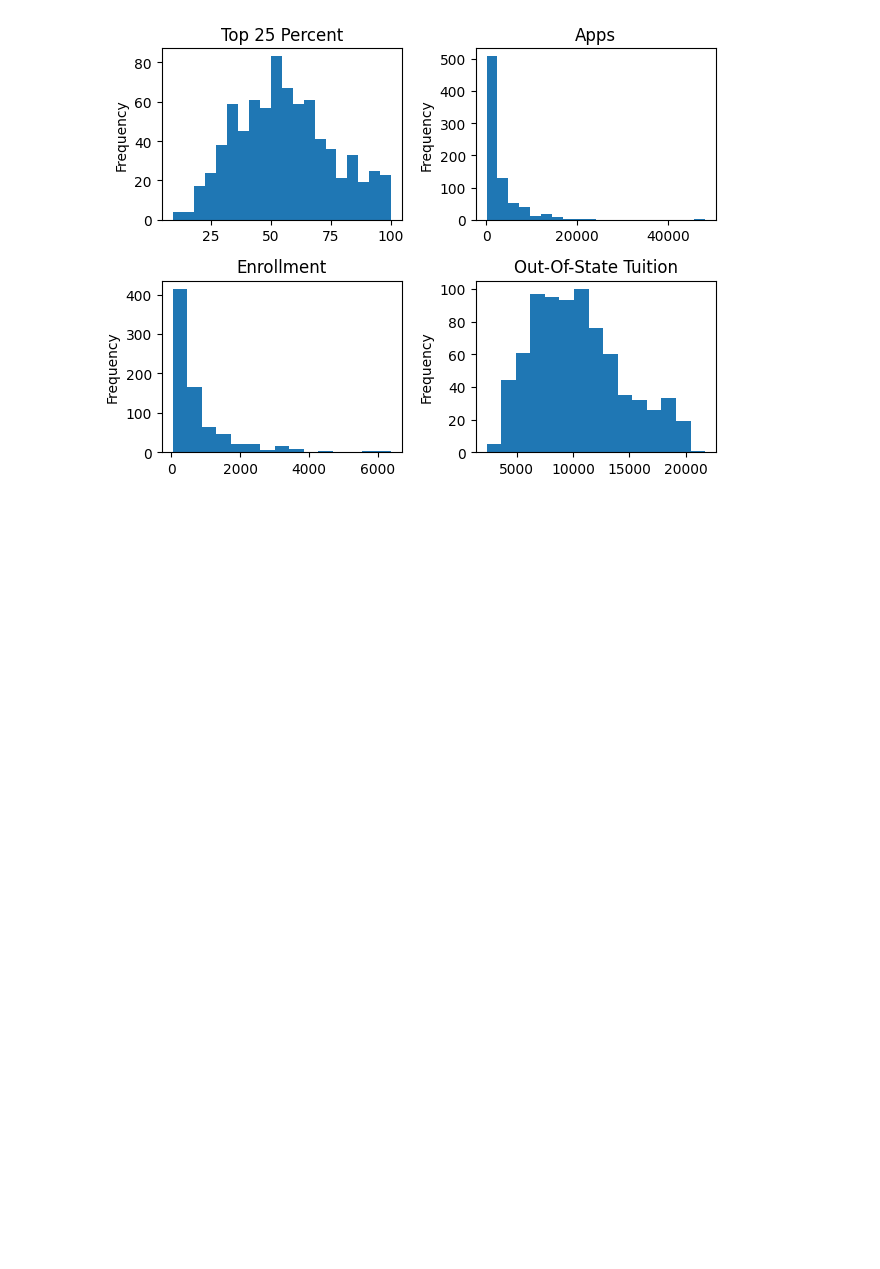
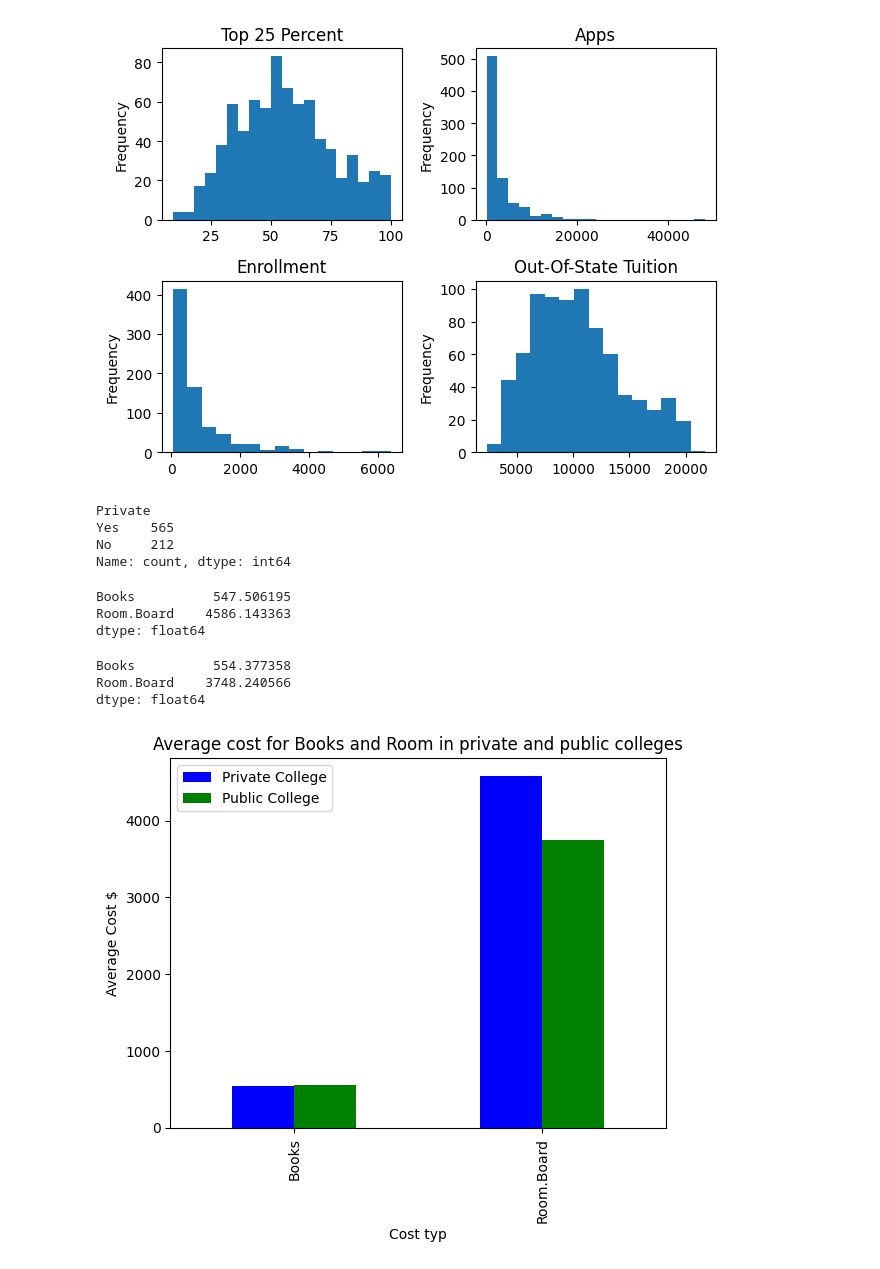
Before and after one commit to Said9633/Python-Programming-Said-Nakhleh, a Jupyter notebook: Labs/Databehanding/Laboration_Databehandling.ipynb, the cells around one changed output. Cells and saved outputs as stored; diff of their text form; code cells hidden in the pictures; blank space fills up the shorter version.

```diff
--- a/Labs/Databehanding/Laboration_Databehandling.ipynb
+++ b/Labs/Databehanding/Laboration_Databehandling.ipynb
@@ -106,3 +129,36 @@ plt.tight_layout()
 plt.show()
 # %% [output]
 [figure]
+# %%
+print(college['Private'].value_counts())
+# %% [output]
+Private
+Yes    565
+No     212
+Name: count, dtype: int64
+# %%
+private_college = college[college['Private']== 'Yes']
+private_book_room_mean = private_college[['Books','Room.Board']].mean()
+private_book_room_mean
+# %% [output]
+Books          547.506195
+Room.Board    4586.143363
+dtype: float64
+# %%
+public_college = college[college['Private']== 'No']
+public_book_room_mean = public_college[['Books', 'Room.Board']].mean()
+public_book_room_mean
+# %% [output]
+Books          554.377358
+Room.Board    3748.240566
+dtype: float64
+# %%
+avrg_cost = pd.DataFrame({
+    'Private College': private_book_room_mean,
+    'Public College': public_book_room_mean})
+avrg_cost.plot(kind='bar', color=['blue','green'], title='Average cost for Books and Room in private and public colleges')
+plt.xlabel('Cost typ')
+plt.ylabel('Average Cost $')
+plt.show()
+# %% [output]
+[figure, added]
```
Also changed, not shown: parts of 8 cells of this notebook.
